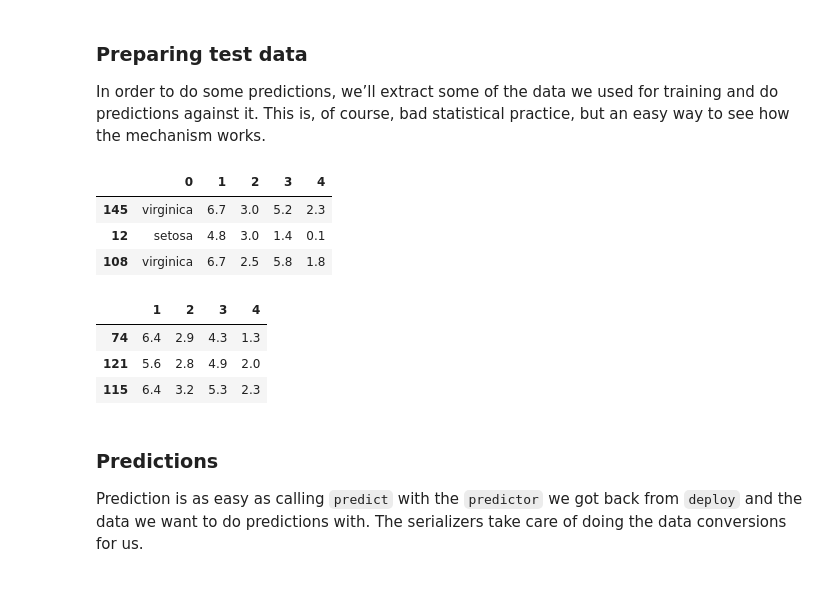
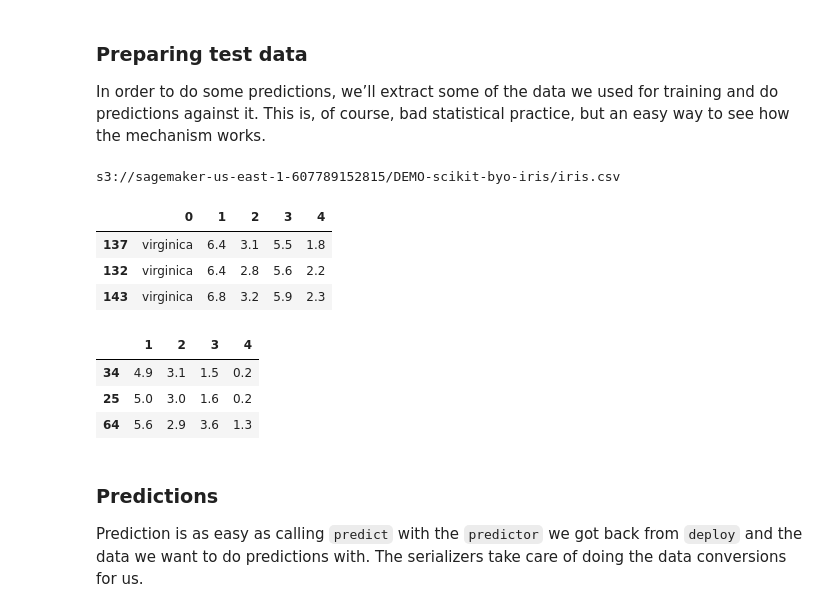
Before and after one commit to aws-samples/amazon-sagemaker-immersion-day, a Jupyter notebook: bring-custom-container.ipynb, the cells around one changed output. Drawn from its saved outputs; the diff is of its cells as text; code cells hidden in the pictures.

```diff
--- a/bring-custom-container.ipynb
+++ b/bring-custom-container.ipynb
@@ -281,13 +285,19 @@ predictor = tree.deploy(initial_instance_count=1,
 # %% [markdown]
 ### Preparing test data
 In order to do some predictions, we’ll extract some of the data we used for training and do predictions against it. This is, of course, bad statistical practice, but an easy way to see how the mechanism works.
+# %%
+print(file_location)
+# %% [output]
+s3://sagemaker-us-east-1-607789152815/DEMO-scikit-byo-iris/iris.csv
 # %%
 # cell 08
+import awswrangler as wr
+shape=wr.s3.read_csv(file_location, header=None)
 
-shape=pd.read_csv(file_location, header=None)
+# shape=pd.read_csv(file_location, header=None)
 shape.sample(3)
 # %% [output]
 |  | 0 | 1 | 2 | 3 | 4 |
-| 145 | virginica | 6.7 | 3.0 | 5.2 | 2.3 |
-| 12 | setosa | 4.8 | 3.0 | 1.4 | 0.1 |
-| 108 | virginica | 6.7 | 2.5 | 5.8 | 1.8 |
+| 137 | virginica | 6.4 | 3.1 | 5.5 | 1.8 |
+| 132 | virginica | 6.4 | 2.8 | 5.6 | 2.2 |
+| 143 | virginica | 6.8 | 3.2 | 5.9 | 2.3 |
@@ -299,9 +311,9 @@ shape.drop(shape.columns[[0]],axis=1,inplace=True)
 shape.sample(3)
 # %% [output]
 |  | 1 | 2 | 3 | 4 |
-| 74 | 6.4 | 2.9 | 4.3 | 1.3 |
-| 121 | 5.6 | 2.8 | 4.9 | 2.0 |
-| 115 | 6.4 | 3.2 | 5.3 | 2.3 |
+| 34 | 4.9 | 3.1 | 1.5 | 0.2 |
+| 25 | 5.0 | 3.0 | 1.6 | 0.2 |
+| 64 | 5.6 | 2.9 | 3.6 | 1.3 |
 # %%
 # cell 10
 
```
Also changed, not shown: parts of 6 cells of this notebook.
